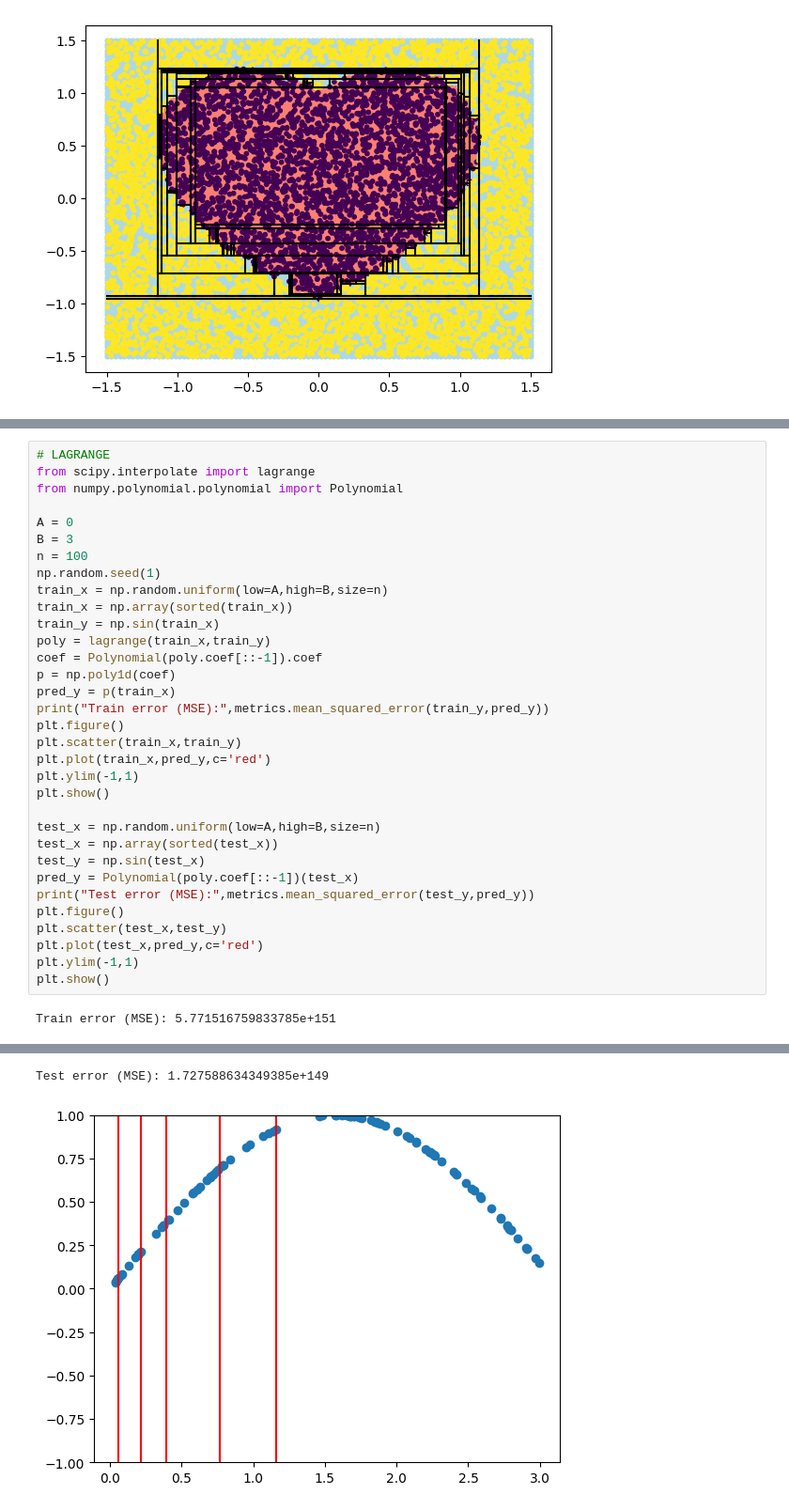
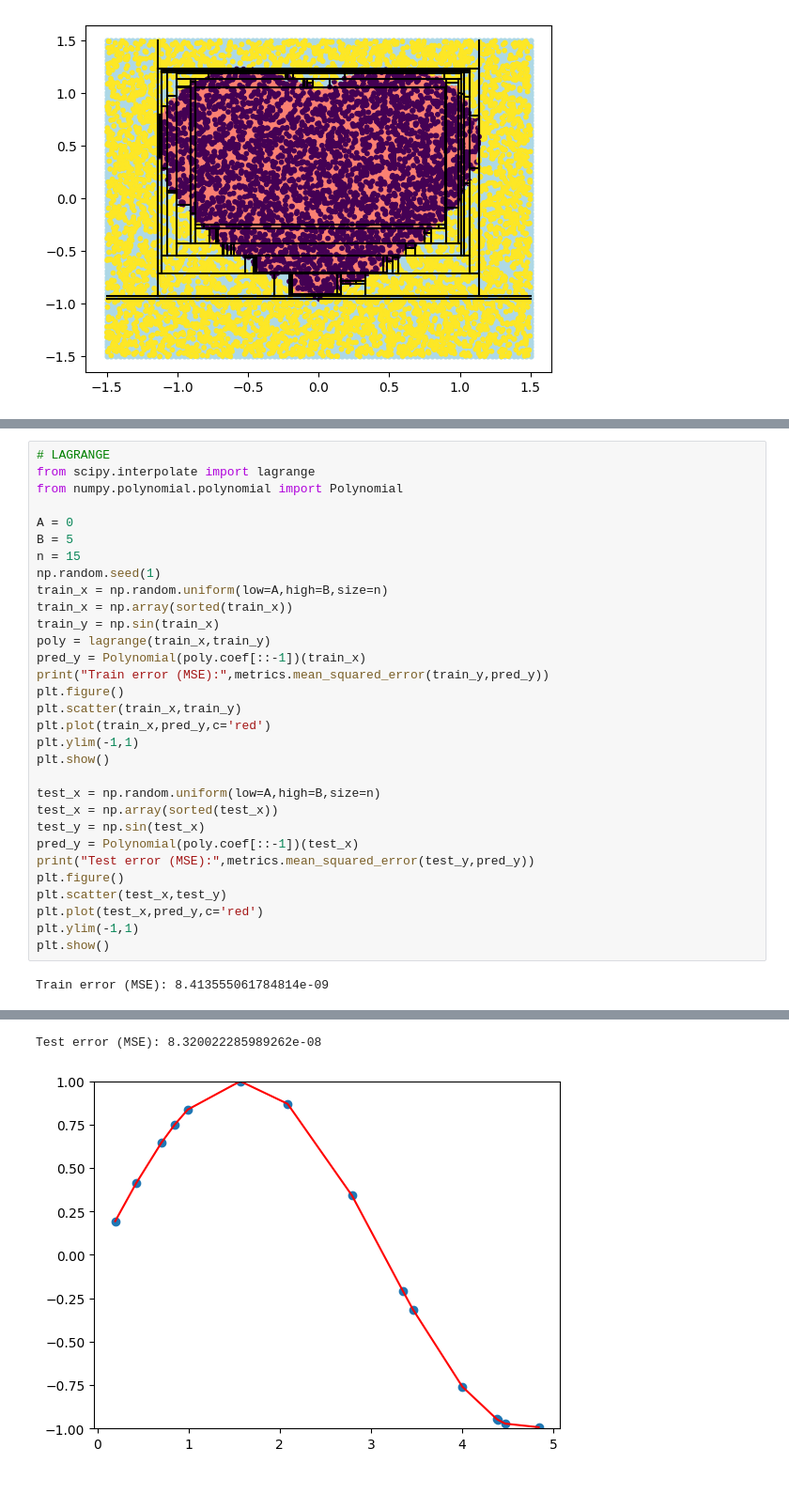
Before and after one commit to JhZhang-1999/hw_CS760_Jiahui-Zhang, a Jupyter notebook: CS760_HW2/CS760HW2JiahuiZhang_code.ipynb, the cells around one changed output, grey strips where cells are left out. Shown at 94% size. Saved outputs shown, nothing was run; the diff lists cells and outputs as text.

```diff
--- a/CS760_HW2/CS760HW2JiahuiZhang_code.ipynb
+++ b/CS760_HW2/CS760HW2JiahuiZhang_code.ipynb
@@ -301,16 +290,14 @@ from scipy.interpolate import lagrange
 from numpy.polynomial.polynomial import Polynomial
 
 A = 0
-B = 3
-n = 100
+B = 5
+n = 15
 np.random.seed(1)
 train_x = np.random.uniform(low=A,high=B,size=n)
 train_x = np.array(sorted(train_x))
 train_y = np.sin(train_x)
 poly = lagrange(train_x,train_y)
-coef = Polynomial(poly.coef[::-1]).coef
-p = np.poly1d(coef)
-pred_y = p(train_x)
+pred_y = Polynomial(poly.coef[::-1])(train_x)
 print("Train error (MSE):",metrics.mean_squared_error(train_y,pred_y))
 plt.figure()
 plt.scatter(train_x,train_y)
@@ -329,4 +316,4 @@ plt.plot(test_x,pred_y,c='red')
 plt.ylim(-1,1)
 plt.show()
 # %% [output]
-Train error (MSE): 5.771516759833785e+151
+Train error (MSE): 8.413555061784814e-09
@@ -334,4 +321,4 @@ Train error (MSE): 5.771516759833785e+151
-Test error (MSE): 1.727588634349385e+149
+Test error (MSE): 8.320022285989262e-08
-[figure, old version]
+[figure, new version]
 # %%
 A = 0
```
Also changed, not shown: parts of 3 cells of this notebook, 5 other files.
